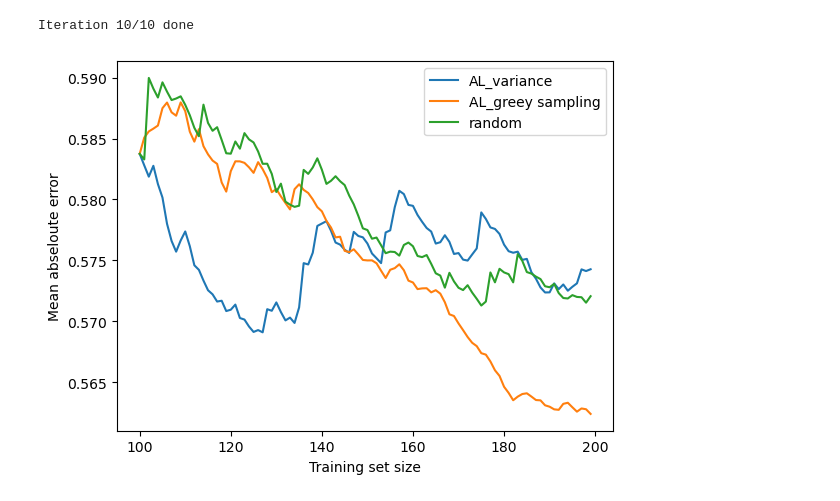
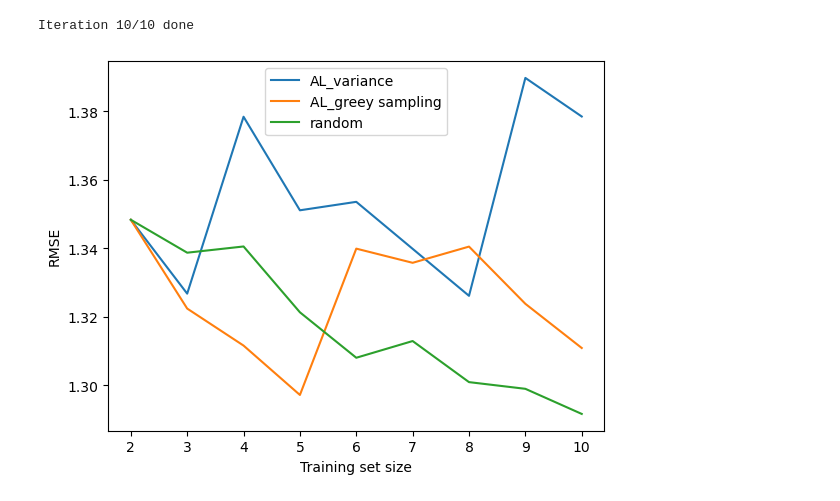
Before and after one commit to JBorregaardd/bachelorprojekt---satellit, a Jupyter notebook: AL-model.ipynb, the cells around one changed output. Drawn from its saved outputs; the diff is of its cells as text; code cells hidden in the pictures.

```diff
--- a/AL-model.ipynb
+++ b/AL-model.ipynb
@@ -8,6 +8,8 @@ import matplotlib.pyplot as plt
 import sklearn.metrics as metrics
 import tqdm as tqdm
 from sklearn.metrics import pairwise_distances
+from sklearn.preprocessing import StandardScaler
+from scipy import stats
 
 
 #read in data
@@ -16,11 +18,21 @@ df = pd.read_csv('vegetation_data.csv')
 #create x and y variables
 y = df["N"]
 y = y.to_numpy()
+
 X = df.drop(["N_level", "N","POINTID"], axis=1)
+T = df.drop(["N_level", "N","POINTID"], axis=1)
 
-#fixing problem where EVI data has "inf" values
-X = np.where(np.isinf(X), np.nan, X)
-X = np.where(np.isnan(X), np.nanmean(X), X)
+# Create a StandardScaler object
+scaler = StandardScaler()
+numeric_features = X.columns[:7]
+
+
+# Standardize the first 7 features
+X[numeric_features] = scaler.fit_transform(X[numeric_features])
+
+X = X.to_numpy()
+
+seed = 3
 # %%
 # creating some helper functions
 
@@ -94,7 +106,7 @@ def fit_model( seed, strategy,query_strategy, n_init, n_iterations):
         # 2. Evaluate model on pool
         #prob = model.predict_proba(data['pool']['X'])
         test_pred = model.predict(data['test']['X'])
-        scores[i] = metrics.mean_absolute_error(test_pred, data['test']['y'])
+        scores[i] = metrics.mean_squared_error(test_pred, data['test']['y'],squared=False)
         #scores[i] = model.score(data['test']['X'], data['test']['y'])
 
         # 3. Evaluate uncertainty on pool and query
@@ -107,21 +119,24 @@ def fit_model( seed, strategy,query_strategy, n_init, n_iterations):
                     min_distances_output = np.min(pairwise_distances(predicted_outputs.reshape(-1, 1), data['train']['y'].reshape(-1, 1)), axis=1)
                     combined_distances = min_distances_input * min_distances_output
                     idx = np.argmax(combined_distances)
+                    sampled_greedy[j,i] = idx
                     #print("Selected index:", idx)
                 elif query_strategy == 'variance':
                     uncertainties = calculate_uncertainty(model, data['pool']['X'])
                     idx = np.argmax(uncertainties)
+                    sampled_variance[j,i] = idx
 
             elif strategy == 'random':
                 idx = np.random.choice(len(data['pool']['X']), size=1,replace=False)[0]
+                sampled_rn[j,i] = idx
 
             update_data(data, idx)
 
     return scores
 # %%
 # Settings
-n_init = 100
-n_iterations = 200 - n_init
+n_init = 2
+n_iterations = 11 - n_init
 n_avg = 10
 
 # Average `n_avg` fits
@@ -130,9 +145,11 @@ scores_greedy = np.zeros((n_avg, n_iterations))
 scores_rn = np.zeros((n_avg, n_iterations))
 
 
+sampled_variance = np.zeros((n_avg, n_iterations))
+sampled_greedy = np.zeros((n_avg, n_iterations))
+sampled_rn = np.zeros((n_avg, n_iterations))
 
-
-
+j = 0
 
 # run the active learning on the models
 for i in tqdm.tqdm(range(n_avg)):
@@ -141,6 +158,7 @@ for i in tqdm.tqdm(range(n_avg)):
     scores_greedy[i] = fit_model(seed, "al","greedy", n_init, n_iterations)
     scores_rn[i] = fit_model(seed, "random",None, n_init, n_iterations)
     print(f'Iteration {i+1}/{n_avg} done')
+    j += 1
 # %% [output]
 Iteration 1/10 done
 Iteration 2/10 done
@@ -154,13 +172,14 @@ Iteration 9/10 done
 Iteration 10/10 done
 # %%
 # Plot the results
+
 fig, ax = plt.subplots(1, 1)
 line1 = ax.plot(np.arange(n_init, n_iterations+n_init), scores_variance.mean(0),label='AL_variance')
 line2 = ax.plot(np.arange(n_init, n_iterations+n_init), scores_greedy.mean(0),label='AL_greey sampling')
 line3 = ax.plot(np.arange(n_init, n_iterations+n_init), scores_rn.mean(0),label='random')
 ax.legend(handles=[line1[0], line2[0], line3[0]])
 ax.set_xlabel('Training set size')
-ax.set_ylabel('Mean abseloute error')
+ax.set_ylabel('RMSE')
 plt.show()
 # %% [output]
-[figure, old version]
+[figure, new version]
```
Also changed, not shown: parts of 6 cells of this notebook, 5 other files.
